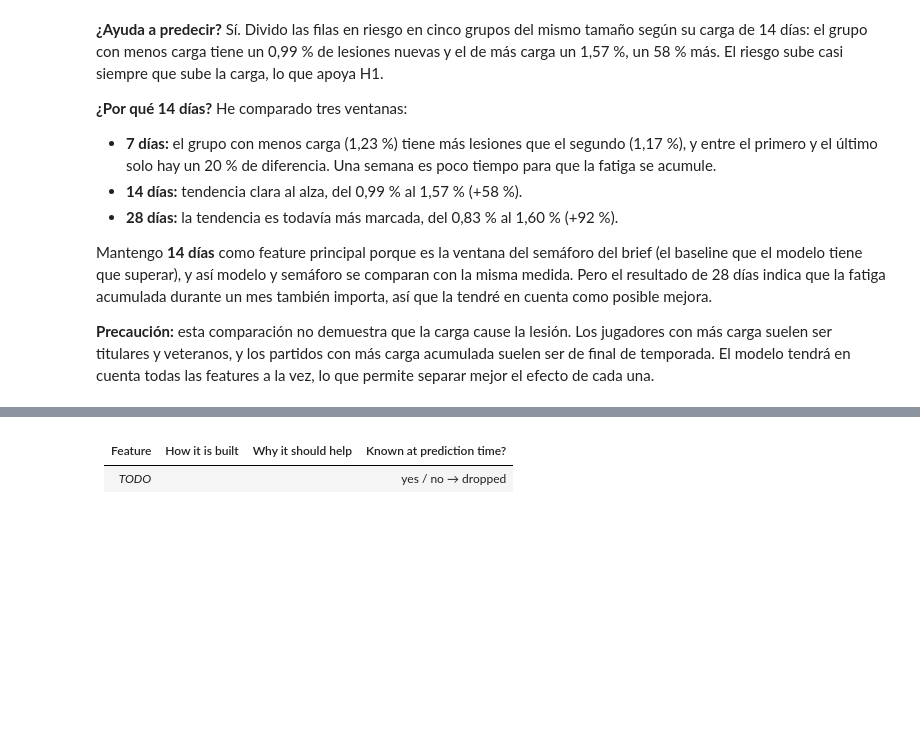
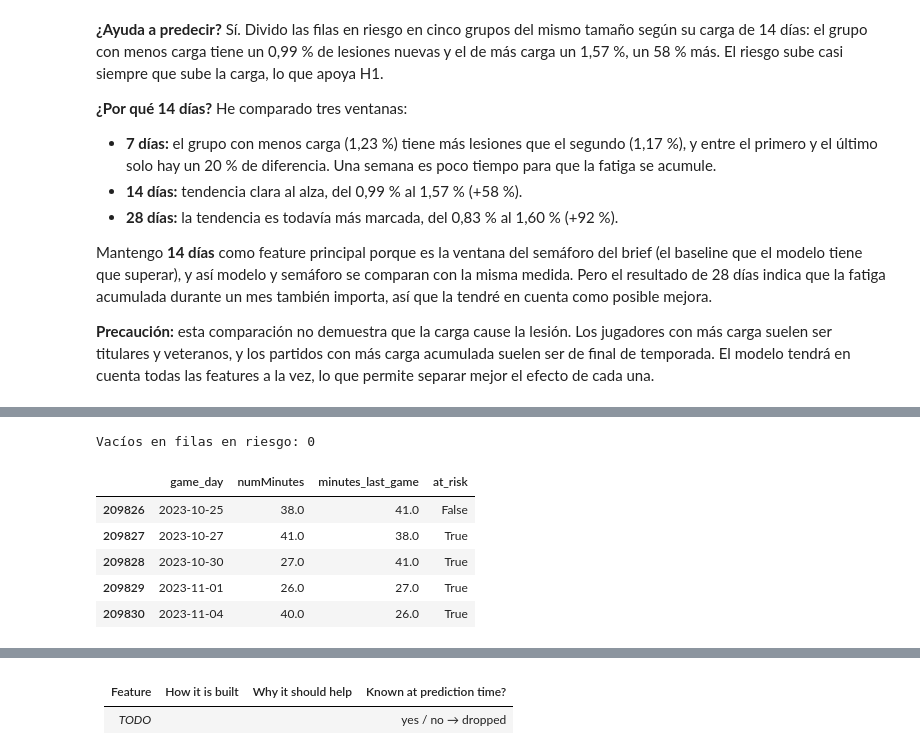
Before and after one commit to andreaga-pixel/NBA-dsci-AGA, a Jupyter notebook: project/project-model.ipynb, the cells around one changed output, grey strips where cells are left out. Drawn from its saved outputs; the diff is of its cells as text; code cells hidden in the pictures; blank space fills up the shorter version.

Commit message:
feat(project): add minutes last game feature

```diff
--- a/project/project-model.ipynb
+++ b/project/project-model.ipynb
@@ -531,0 +538,19 @@ Mantengo **14 días** como feature principal porque es la ventana del semáforo
+# %%
+#PRIMERO: minutos del partido anterior de cada jugador
+#shift(1) dentro de cada jugador trae el valor de su fila anterior (el partido ya jugado)
+df["minutes_last_game"] = df.groupby("personId")["numMinutes"].shift(1)
+
+#SEGUNDO: compruebo que en las filas en riesgo no hay vacíos (siempre jugaron el partido anterior)
+print("Vacíos en filas en riesgo:", df.loc[df["at_risk"], "minutes_last_game"].isna().sum())
+
+#TERCERO: comprobación de fuga con el mismo jugador: el valor de cada fila son los minutos de la fila ANTERIOR
+check_player = df[(df["lastName"] == "Tatum") & (df["season_start"] == 2023)]
+check_player[["game_day", "numMinutes", "minutes_last_game", "at_risk"]].head(5)
+# %% [output]
+Vacíos en filas en riesgo: 0
+|  | game_day | numMinutes | minutes_last_game | at_risk |
+| 209826 | 2023-10-25 | 38.0 | 41.0 | False |
+| 209827 | 2023-10-27 | 41.0 | 38.0 | True |
+| 209828 | 2023-10-30 | 27.0 | 41.0 | True |
+| 209829 | 2023-11-01 | 26.0 | 27.0 | True |
+| 209830 | 2023-11-04 | 40.0 | 26.0 | True |
```
Also changed, not shown: parts of 4 cells of this notebook.
